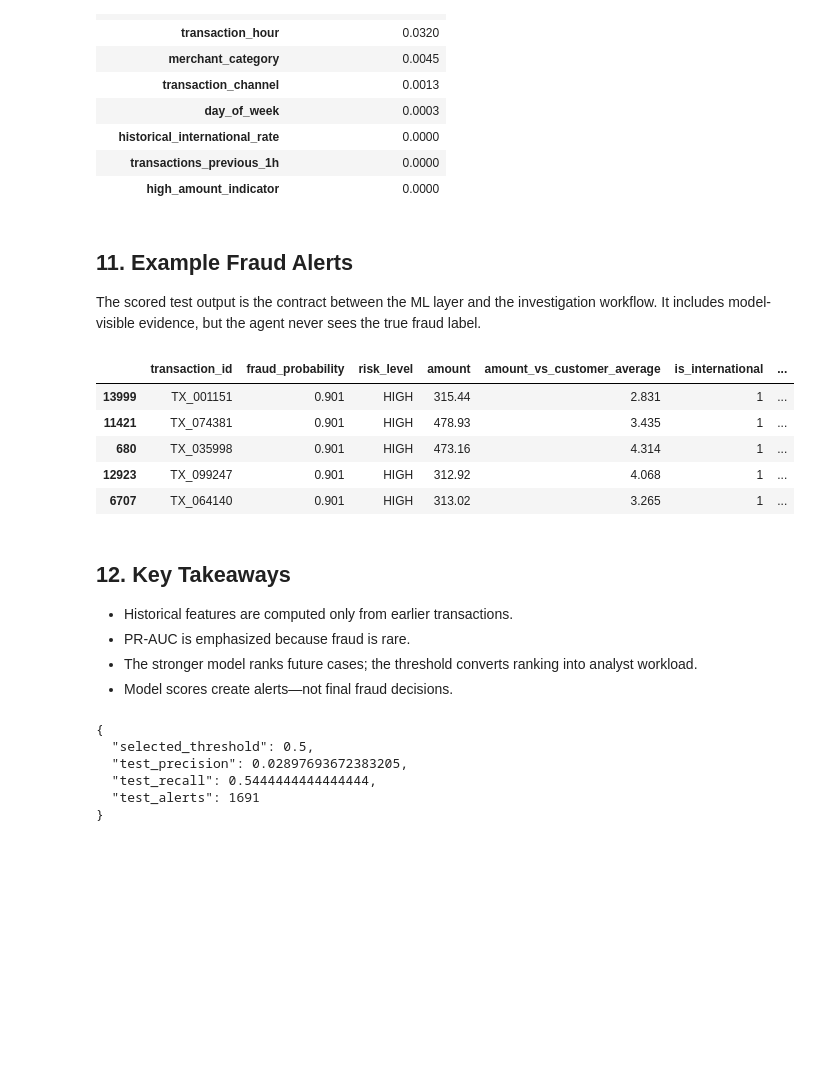
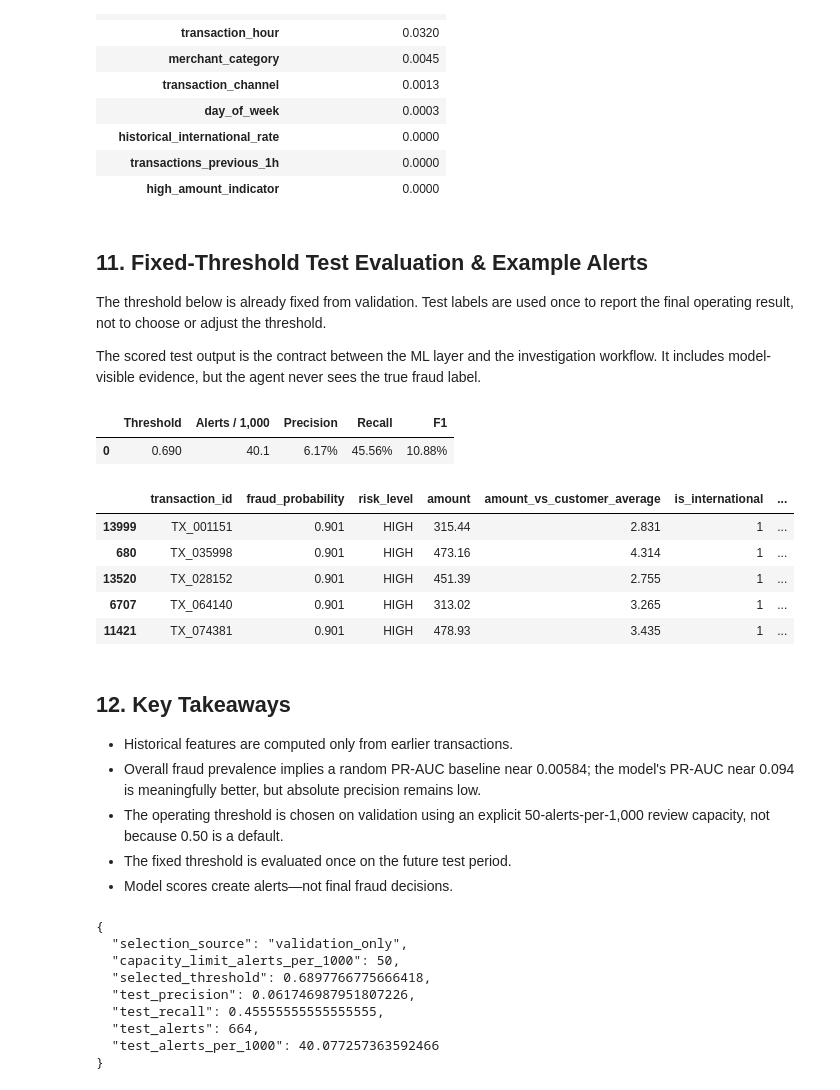
Before and after one commit to souhiab/fraud-intelligence-agent, a Jupyter notebook: notebooks/01_fraud_detection.ipynb, the cells around one changed output. Cells and saved outputs as stored; diff of their text form; code cells hidden in the pictures; blank space fills up the shorter version.

```diff
--- a/notebooks/01_fraud_detection.ipynb
+++ b/notebooks/01_fraud_detection.ipynb
@@ -332,55 +374,73 @@ display(importance.head(10).to_frame("mean_PR_AUC_decrease").round(4))
 | transactions_previous_1h | 0.0000 |
 | high_amount_indicator | 0.0000 |
 # %% [markdown]
-## 11. Example Fraud Alerts
+## 11. Fixed-Threshold Test Evaluation & Example Alerts
+
+The threshold below is already fixed from validation. Test labels are used once to report the final operating result, not to choose or adjust the threshold.
 
 The scored test output is the contract between the ML layer and the investigation workflow. It includes model-visible evidence, but the agent never sees the true fraud label.
 # %%
 test_probability = test_probabilities["HistGradientBoosting"]
 selected_metrics = classification_metrics(y_test, test_probability, selected_threshold)
+selected_test_alerts = int((test_probability >= selected_threshold).sum())
+selected_test_alerts_per_1k = 1000 * selected_test_alerts / len(y_test)
+display(pd.DataFrame([{
+    "Threshold": selected_threshold,
+    "Alerts / 1,000": selected_test_alerts_per_1k,
+    "Precision": selected_metrics["precision"],
+    "Recall": selected_metrics["recall"],
+    "F1": selected_metrics["f1"],
+}]).style.format({
+    "Threshold": "{:.3f}", "Alerts / 1,000": "{:.1f}",
+    "Precision": "{:.2%}", "Recall": "{:.2%}", "F1": "{:.2%}",
+}))
+
 scored = test[[
     "transaction_id", "customer_id", "transaction_timestamp", "amount", "merchant_category",
     "merchant_country", "transaction_channel", "transaction_hour", "is_card_present",
     "is_international", "previous_transaction_count", "avg_previous_amount",
     "amount_vs_customer_average", "minutes_since_previous_transaction", "transactions_previous_1h",
     "transactions_previous_24h", "historical_international_rate", "new_device_indicator",
     "new_category_indicator", "unusual_hour_indicator", "is_fraud",
 ]].copy()
 scored = scored.merge(transactions[["transaction_id", "device_id"]], on="transaction_id", how="left")
 scored["fraud_probability"] = test_probability
 scored["selected_threshold"] = selected_threshold
 scored["risk_level"] = np.select(
     [scored.fraud_probability >= selected_threshold,
      scored.fraud_probability >= selected_threshold * 0.60],
     ["HIGH", "MEDIUM"], default="LOW"
 )
 scored["signal_count"] = (
     (scored.amount_vs_customer_average >= 3).astype(int)
     + scored.is_international.astype(int)
     + scored.new_device_indicator.astype(int)
     + (scored.transactions_previous_1h >= 2).astype(int)
     + scored.unusual_hour_indicator.astype(int)
     + scored.new_category_indicator.astype(int)
 )
 scored.to_csv(DATA_DIR / "scored_test_transactions.csv", index=False)
 
 alert_columns = ["transaction_id", "fraud_probability", "risk_level", "amount",
                  "amount_vs_customer_average", "is_international", "new_device_indicator",
                  "transactions_previous_1h", "unusual_hour_indicator"]
 display(scored.loc[scored.risk_level.eq("HIGH")].sort_values("fraud_probability", ascending=False)[alert_columns].head(5).round(3))
 # %% [output]
-|  | transaction_id | fraud_probability | risk_level | amount | amount_vs_customer_average | is_international | ... |
-| 13999 | TX_001151 | 0.901 | HIGH | 315.44 | 2.831 | 1 | ... |
-| 11421 | TX_074381 | 0.901 | HIGH | 478.93 | 3.435 | 1 | ... |
-| 680 | TX_035998 | 0.901 | HIGH | 473.16 | 4.314 | 1 | ... |
-| 12923 | TX_099247 | 0.901 | HIGH | 312.92 | 4.068 | 1 | ... |
-| 6707 | TX_064140 | 0.901 | HIGH | 313.02 | 3.265 | 1 | ... |
+|  | Threshold | Alerts / 1,000 | Precision | Recall | F1 |
+| 0 | 0.690 | 40.1 | 6.17% | 45.56% | 10.88% |
+|  | transaction_id | fraud_probability | risk_level | amount | amount_vs_customer_average | is_international | ... |
+| 13999 | TX_001151 | 0.901 | HIGH | 315.44 | 2.831 | 1 | ... |
+| 680 | TX_035998 | 0.901 | HIGH | 473.16 | 4.314 | 1 | ... |
+| 13520 | TX_028152 | 0.901 | HIGH | 451.39 | 2.755 | 1 | ... |
+| 6707 | TX_064140 | 0.901 | HIGH | 313.02 | 3.265 | 1 | ... |
+| 11421 | TX_074381 | 0.901 | HIGH | 478.93 | 3.435 | 1 | ... |
 # %% [markdown]
 ## 12. Key Takeaways
 
 - Historical features are computed only from earlier transactions.
-- PR-AUC is emphasized because fraud is rare.
-- The stronger model ranks future cases; the threshold converts ranking into analyst workload.
+- Overall fraud prevalence implies a random PR-AUC baseline near 0.00584; the model's PR-AUC near 0.094 is meaningfully better, but absolute precision remains low.
+- The operating threshold is chosen on validation using an explicit 50-alerts-per-1,000 review capacity, not because 0.50 is a default.
+- The fixed threshold is evaluated once on the future test period.
 - Model scores create alerts—not final fraud decisions.
 # %%
 metadata = {
@@ -397,25 +457,44 @@ metadata = {
         name: {k: (int(v) if k in {"tn", "fp", "fn", "tp"} else float(v)) for k, v in values.items()}
         for name, values in {n: classification_metrics(y_test, p) for n, p in test_probabilities.items()}.items()
     },
+    "threshold_selection": {
+        "source": "validation_only",
+        "rule": "maximize recall subject to alerts_per_1000 <= 50; break recall ties by higher precision",
+        "capacity_limit_alerts_per_1000": CAPACITY_LIMIT_PER_1K,
+        "candidates": [
+            {k: (int(v) if k == "capacity_target" else float(v)) for k, v in row.items()}
+            for row in capacity_candidates.to_dict(orient="records")
+        ],
+        "selected_validation_metrics": {
+            k: (int(v) if k == "alerts" else float(v))
+            for k, v in selected_validation_point.to_dict().items()
+        },
+    },
     "selected_threshold": selected_threshold,
     "selected_threshold_test_metrics": {k: (int(v) if k in {"tn", "fp", "fn", "tp"} else float(v)) for k, v in selected_metrics.items()},
-    "test_alerts": int((test_probability >= selected_threshold).sum()),
-    "alerts_per_1000": float(1000 * (test_probability >= selected_threshold).mean()),
+    "test_alerts": selected_test_alerts,
+    "alerts_per_1000": float(selected_test_alerts_per_1k),
     "top_permutation_features": {k: float(v) for k, v in importance.head(10).items()},
     "top_positive_logistic_coefficients": {k: float(v) for k, v in coefficients.tail(7).sort_values(ascending=False).items()},
     "top_negative_logistic_coefficients": {k: float(v) for k, v in coefficients.head(7).items()},
 }
 (DATA_DIR / "model_metadata.json").write_text(json.dumps(metadata, indent=2), encoding="utf-8")
 print(json.dumps({
+    "selection_source": metadata["threshold_selection"]["source"],
+    "capacity_limit_alerts_per_1000": CAPACITY_LIMIT_PER_1K,
     "selected_threshold": selected_threshold,
     "test_precision": selected_metrics["precision"],
     "test_recall": selected_metrics["recall"],
     "test_alerts": metadata["test_alerts"],
+    "test_alerts_per_1000": metadata["alerts_per_1000"],
 }, indent=2))
 # %% [output]
 {
-  "selected_threshold": 0.5,
-  "test_precision": 0.02897693672383205,
-  "test_recall": 0.5444444444444444,
-  "test_alerts": 1691
+  "selection_source": "validation_only",
+  "capacity_limit_alerts_per_1000": 50,
+  "selected_threshold": 0.6897766775666418,
+  "test_precision": 0.061746987951807226,
+  "test_recall": 0.45555555555555555,
+  "test_alerts": 664,
+  "test_alerts_per_1000": 40.077257363592466
 }
```
Also changed, not shown: parts of 4 cells of this notebook, 5 other files.
